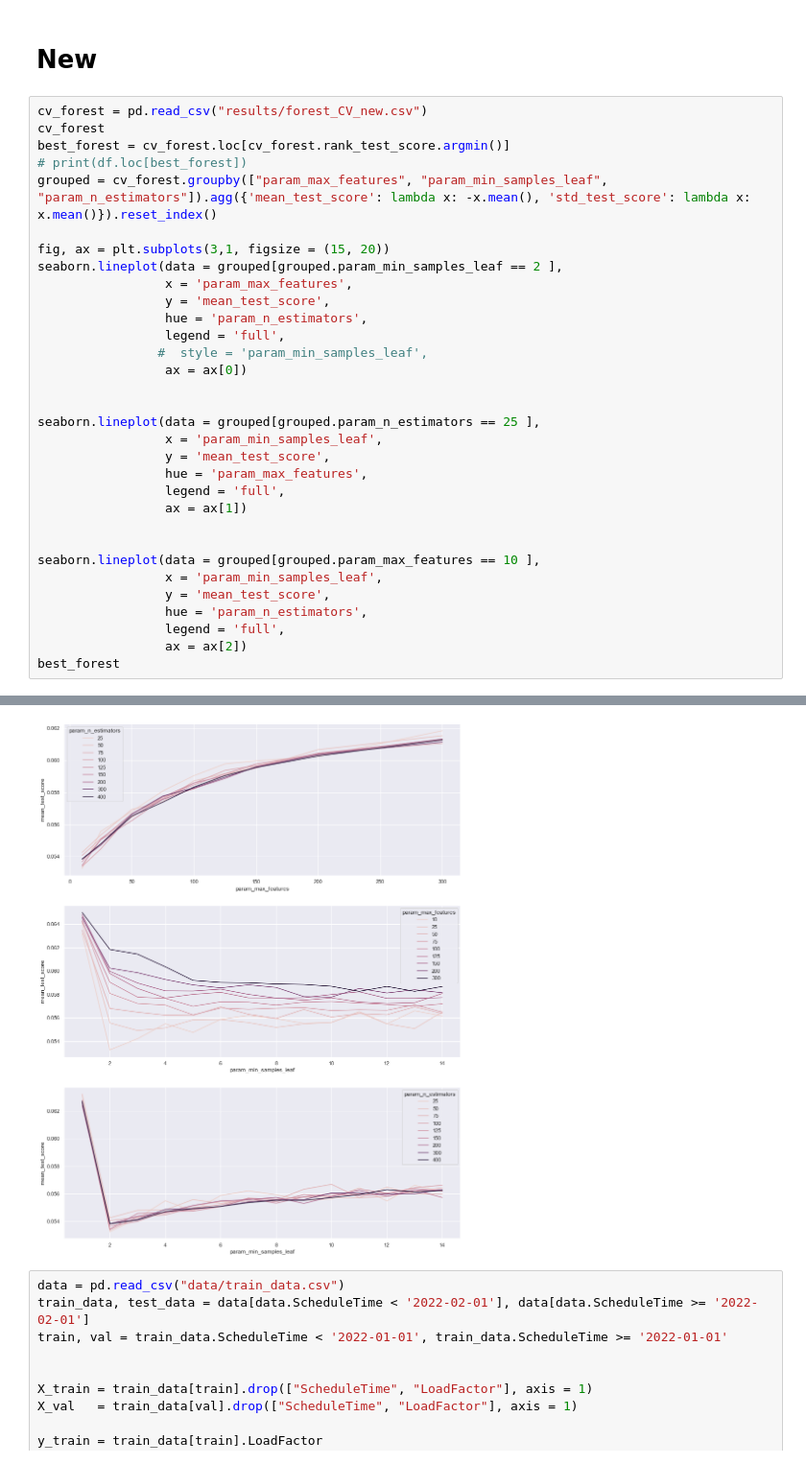
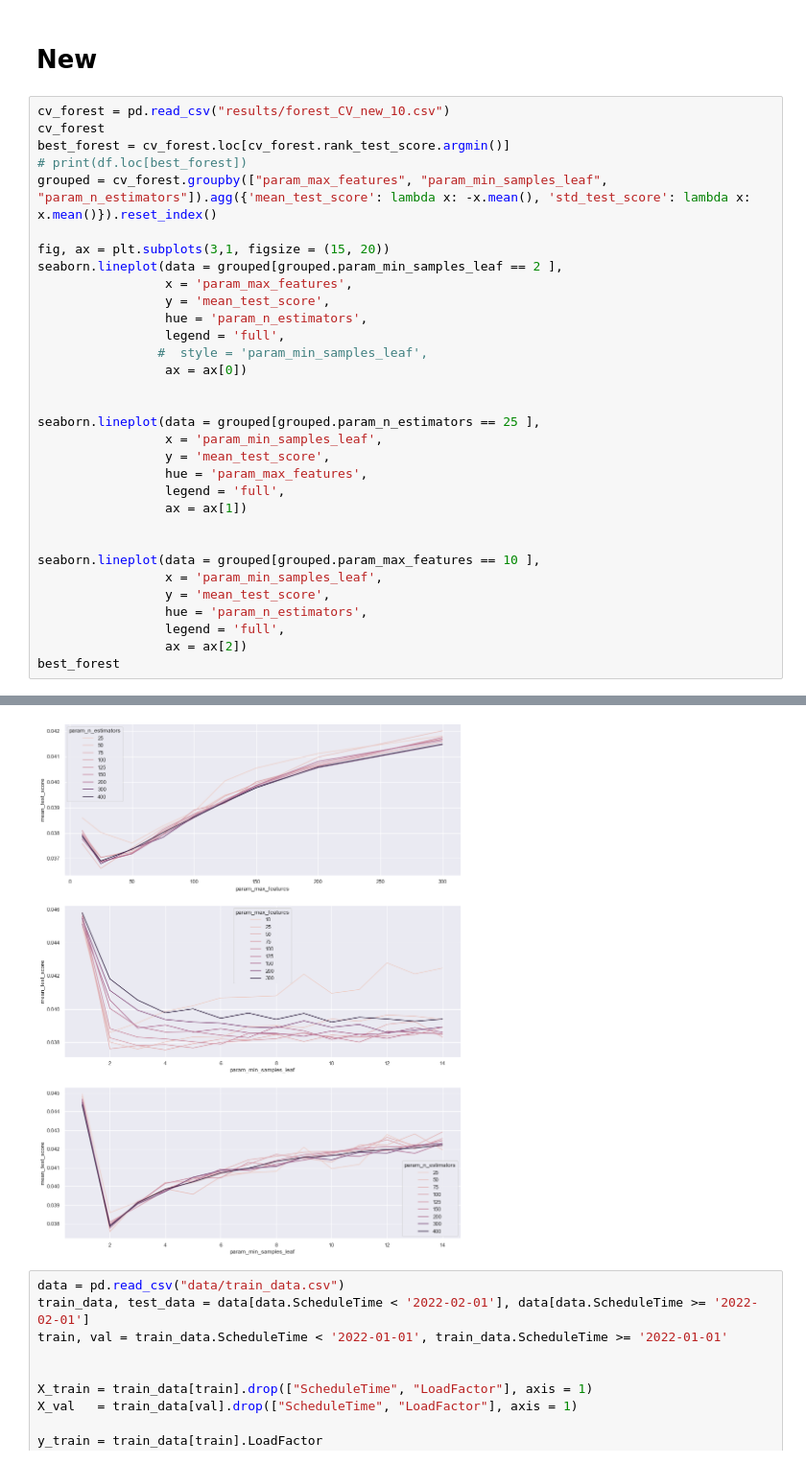
Before and after one commit to MatildeDP/ComputationalDataAnalysisProject, a Jupyter notebook: RandomForest.ipynb, the cells around one changed output, grey strips where cells are left out. Shown at 96% size. Drawn from its saved outputs; the diff is of its cells as text.

```diff
--- a/RandomForest.ipynb
+++ b/RandomForest.ipynb
@@ -355,7 +355,7 @@ KeyboardInterrupt:
 # %% [markdown]
 # New
 # %%
-cv_forest = pd.read_csv("results/forest_CV_new.csv")
+cv_forest = pd.read_csv("results/forest_CV_new_10.csv")
 cv_forest
 best_forest = cv_forest.loc[cv_forest.rank_test_score.argmin()]
 # print(df.loc[best_forest])
@@ -404,4 +404,4 @@ Name: 9, dtype: object
-[figure, old version]
+[figure, new version]
 # %%
 data = pd.read_csv("data/train_data.csv")
 train_data, test_data = data[data.ScheduleTime < '2022-02-01'], data[data.ScheduleTime >= '2022-02-01']
```
Also changed, not shown: parts of 1 cell of this notebook, 2 other files.
